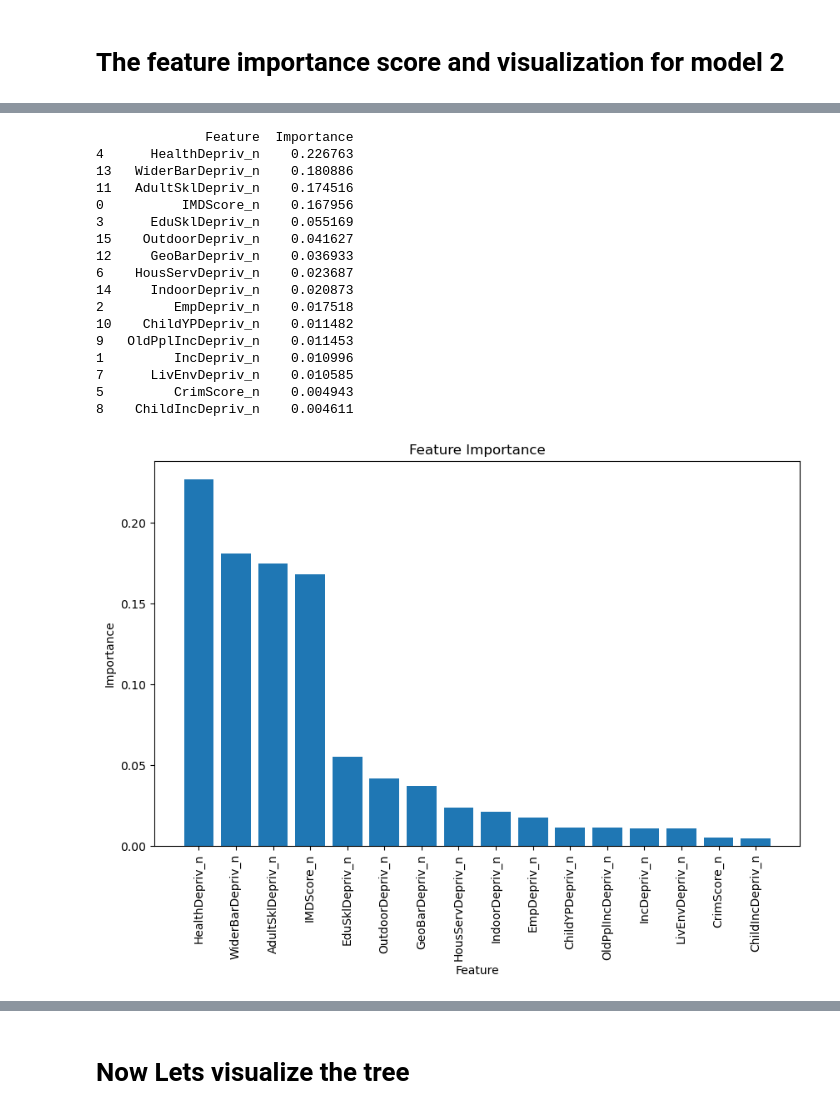
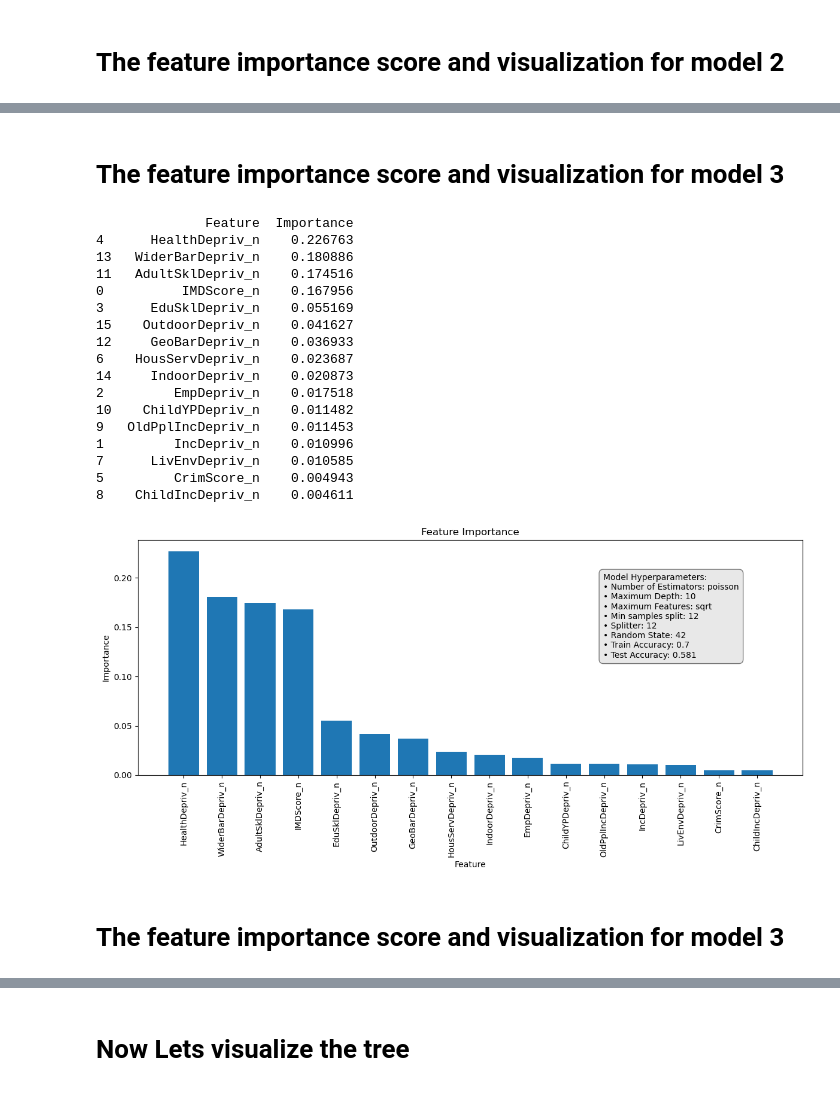
Before and after one commit to MasterOfLogic1/HousePricePrediction_Uk, a Jupyter notebook: HPP_Decision_Tree_Regressor.ipynb, the cells around one changed output, grey strips where cells are left out. Cells and saved outputs as stored; diff of their text form; code cells hidden in the pictures.

```diff
--- a/HPP_Decision_Tree_Regressor.ipynb
+++ b/HPP_Decision_Tree_Regressor.ipynb
@@ -391,6 +461,9 @@ plt.show()
+# %% [markdown]
+# The feature importance score and visualization for model 3
 # %%
 # Get the feature importance scores for model 2
-feature_importance = models[2].feature_importances_
+modelIndex = 2
+feature_importance = models[modelIndex].feature_importances_
 
 # Create a DataFrame to display the results
 feature_importance_df = pd.DataFrame({'Feature': X.columns, 'Importance': feature_importance})
@@ -400,34 +473,70 @@ feature_importance_df = feature_importance_df.sort_values(by='Importance', ascen
 
 # Display the feature importance
 print(feature_importance_df)
 
-import matplotlib.pyplot as plt
+# Placeholder for model hyperparameters used
+model_hyperparameters = {
+    'criterion': models[modelIndex].criterion,
+    'max_depth': models[modelIndex].max_depth,
+    'max_features': models[modelIndex].max_features,
+    'min_samples_split': models[modelIndex].min_samples_split,
+    'splitter': models[modelIndex].min_samples_split,
+    'random_state': models[modelIndex].random_state,
+    'train_accuracy' : round(models[modelIndex].score(X_train,y_train),3),
+    'test_accuracy': round(models[modelIndex].score(X_test,y_test),3)
+    # Add more hyperparameters if needed
+}
+
 
 # Plot the feature importance
-plt.figure(figsize=(10, 6))
+plt.figure(figsize=(12, 6))
 plt.bar(feature_importance_df['Feature'], feature_importance_df['Importance'])
 plt.xlabel('Feature')
 plt.ylabel('Importance')
 plt.title('Feature Importance')
 plt.xticks(rotation=90)
+
+# Adding bullet points for model hyperparameters on the right side of the plot
+bullet_points = [
+    f"Model Hyperparameters:",
+    f"• Number of Estimators: {model_hyperparameters['criterion']}",
+    f"• Maximum Depth: {model_hyperparameters['max_depth']}",
+    f"• Maximum Features: {model_hyperparameters['max_features']}",
+    f"• Min samples split: {model_hyperparameters['min_samples_split']}",
+    f"• Splitter: {model_hyperparameters['splitter']}",
+    f"• Random State: {model_hyperparameters['random_state']}",
+    f"• Train Accuracy: {model_hyperparameters['train_accuracy']}",
+    f"• Test Accuracy: {model_hyperparameters['test_accuracy']}",
+
+    # Add more hyperparameters if needed
+]
+
+
+# Display the bullet points
+plt.text(0.7, 0.5, "\n".join(bullet_points), transform=plt.gca().transAxes,
+         bbox=dict(facecolor='lightgray', alpha=0.5, boxstyle='round,pad=0.5'))
+
+plt.tight_layout()
 plt.show()
 # %% [output]
               Feature  Importance
 4      HealthDepriv_n    0.226763
 13   WiderBarDepriv_n    0.180886
 11   AdultSklDepriv_n    0.174516
 0          IMDScore_n    0.167956
 3      EduSklDepriv_n    0.055169
 15    OutdoorDepriv_n    0.041627
 12     GeoBarDepriv_n    0.036933
 6    HousServDepriv_n    0.023687
 14     IndoorDepriv_n    0.020873
 2         EmpDepriv_n    0.017518
 10    ChildYPDepriv_n    0.011482
 9   OldPplIncDepriv_n    0.011453
 1         IncDepriv_n    0.010996
 7      LivEnvDepriv_n    0.010585
 5         CrimScore_n    0.004943
 8    ChildIncDepriv_n    0.004611
-[figure, old version]
+[figure, new version]
+# %% [markdown]
+# The feature importance score and visualization for model 3
 # %%
```
Also changed, not shown: parts of 6 cells of this notebook.
